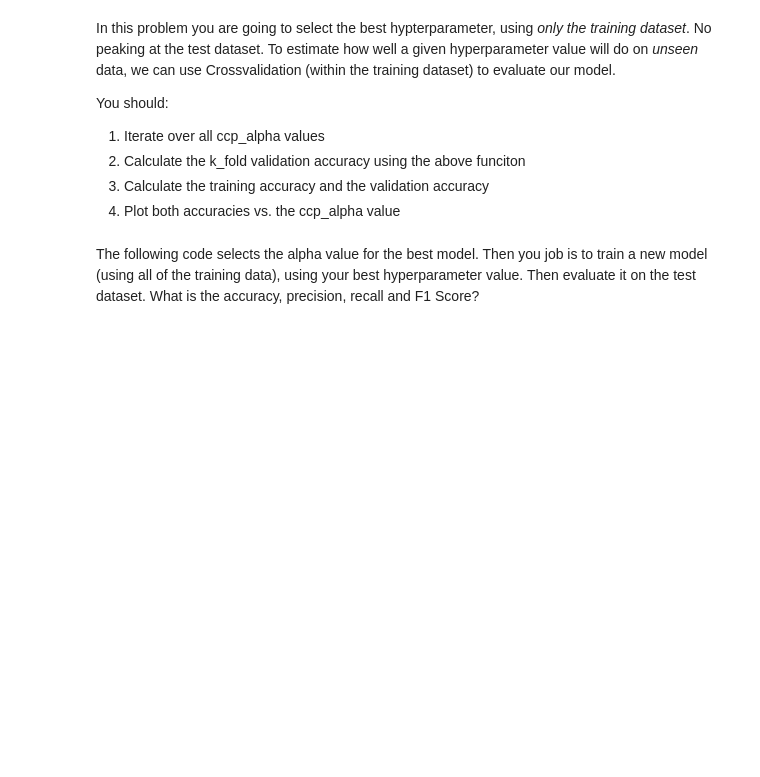
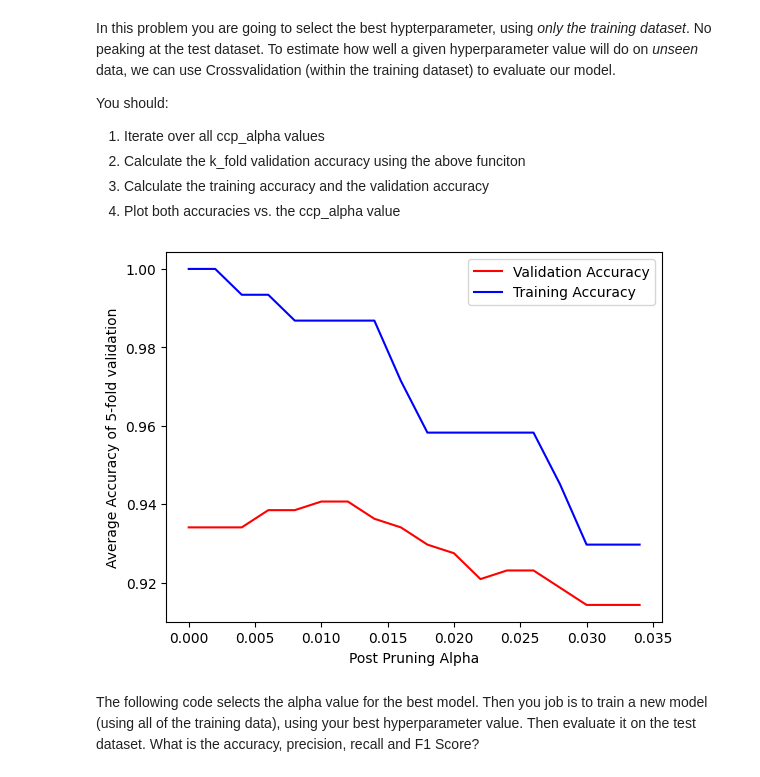
Before and after one commit to michaelwnau/_my_notebooks_ML_data_science, a Jupyter notebook: WKS_5_nau_tues_Student.ipynb, the cells around one changed output. Saved outputs shown, nothing was run; the diff lists cells and outputs as text; code cells hidden in the pictures; blank space fills up the shorter version.

```diff
--- a/WKS_5_nau_tues_Student.ipynb
+++ b/WKS_5_nau_tues_Student.ipynb
@@ -215,7 +499,20 @@ def k_fold_accuracy(k, model, X_data, Y_data):
     #iterate through all possible folds and fit the folded training data to the model
     #use the validation data to predict on the model
     #compute the accuracy score and append it to scores
+    # Use kf.split to split the train data into train and validation data
+    for train_index, val_index in kf.split(X_data):
+        X_train_fold, X_val_fold = X_data.iloc[train_index], X_data.iloc[val_index]
+        y_train_fold, y_val_fold = Y_data.iloc[train_index], Y_data.iloc[val_index]
 
+        # Fit the folded training data to the model
+        model.fit(X_train_fold, y_train_fold)
+
+        # Use the validation data to predict on the model
+        y_val_pred = model.predict(X_val_fold)
+
+        # Compute the accuracy score and append it to scores
+        fold_accuracy = accuracy_score(y_val_fold, y_val_pred)
+        scores.append(fold_accuracy)
     return scores
 # %%
 # Testing K-fold
@@ -247,22 +550,42 @@ You should:
 # %%
 from sklearn.metrics import accuracy_score
 
 # np.arange generates a list that starts at minimum, ends at maximum, and increments by step
 alpha_values = np.arange(0, 0.035, 0.002)
 
 # two lists to hold our accuracy
 k = 5
 valid_accs = []
 train_accs = []
 
 # Put your solution here!
+# Iterate over all ccp_alpha values
+for alpha in alpha_values:
+    # Create a decision tree model with the current alpha value
+    dt = DecisionTreeClassifier(ccp_alpha=alpha, random_state=random_seed)
+
+    # Calculate the k_fold validation accuracy using the k_fold_accuracy function
+    k_fold_accs = k_fold_accuracy(k, dt, X_train, Y_train)
+
+    # Calculate the training accuracy
+    dt.fit(X_train, Y_train)
+    train_preds = dt.predict(X_train)
+    train_acc = accuracy_score(Y_train, train_preds)
+
+    # Store the accuracies
+    valid_accs.append(np.mean(k_fold_accs))
+    train_accs.append(train_acc)
 
 
-
-plt.plot(alpha_values, valid_accs, color='red')
-plt.plot(alpha_values, train_accs, color='blue')
+# Plot both accuracies vs. the ccp_alpha value
+plt.plot(alpha_values, valid_accs, color='red', label='Validation Accuracy')
+plt.plot(alpha_values, train_accs, color='blue', label='Training Accuracy')
 plt.xlabel("Post Pruning Alpha")
 plt.ylabel(f'Average Accuracy of {k}-fold validation')
+plt.legend()
+plt.show()
+# %% [output]
+[figure, added]
 # %% [markdown]
 The following code selects the alpha value for the best model. Then you job is to train a new model (using all of the training data), using your best hyperparameter value. Then evaluate it on the test dataset. What is the accuracy, precision, recall and F1 Score?
 # %%
```
Also changed, not shown: parts of 41 cells of this notebook.
